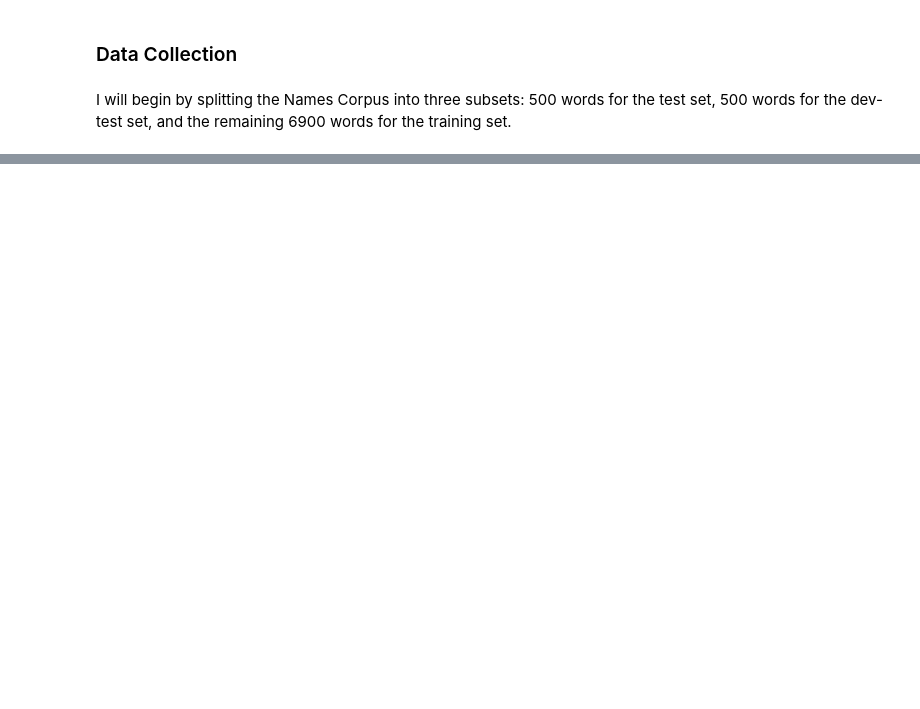
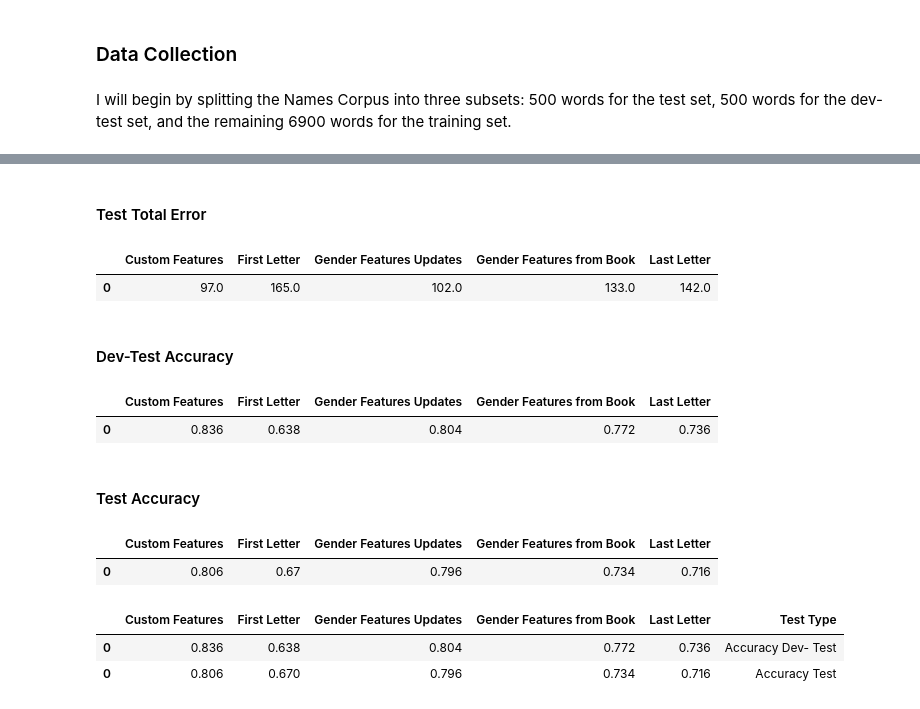
Before and after one commit to gpadmaperuma/DATA620-1, a Jupyter notebook: Project_3/Project_3.ipynb, the cells around one changed output, grey strips where cells are left out. Saved outputs shown, nothing was run; the diff lists cells and outputs as text; code cells hidden in the pictures; blank space fills up the shorter version.

```diff
--- a/Project_3/Project_3.ipynb
+++ b/Project_3/Project_3.ipynb
@@ -56,0 +259,19 @@ def error(gender_features):
+# %%
+def custom_features(name):
+        features = {}
+        features["suffix1"] = name[-1:].lower()
+        features["suffix2"] = name[-2:].lower()
+        features["suffix3"] = name[-3:].lower()
+        features["prefix2"] = name[:2].lower()
+        features["prefix3"] = name[:3].lower()
+        features["prefix4"] = name[:4].lower()
+        return features
+# %%
+train_dataset_custom_features = [(custom_features(n), g) for (n,g) in data_train]
+devtest_dataset_custom_features = [(custom_features(n), g) for (n,g) in data_devtest]
+test_dataset_custom_features = [(custom_features(n), g) for (n,g) in data_test]
+nb5 = nltk.NaiveBayesClassifier.train(train_dataset_custom_features)
+print('Devset accuracy is')
+print(nltk.classify.accuracy(nb4, devtest_dataset_custom_features))
+print('Test accuracy is')
+print(nltk.classify.accuracy(nb4, test_dataset_custom_features))
@@ -56,0 +341,54 @@ def error(gender_features):
+# %% [markdown]
+#### Test Total Error
+# %%
+total_error_test_df = pd.DataFrame()
+total_error_test_df = total_error_test_df.append({
+     "First Letter": error_analysis(first_letter,nb1,display=False,dataset='test'),
+     "Last Letter":  error_analysis(last_letter,nb2,display=False,dataset='test'),
+     "Gender Features from Book": error_analysis(gender_features_from_book,nb3,display=False,dataset='test'),
+     "Gender Features Updates" : error_analysis(gender_features_updated,nb4,display=False,dataset='test'),
+     "Custom Features" : error_analysis(custom_features,nb5,display=False,dataset='test')
+      }, ignore_index=True)
+total_error_test_df
+# %% [output]
+|  | Custom Features | First Letter | Gender Features Updates | Gender Features from Book | Last Letter |
+| 0 | 97.0 | 165.0 | 102.0 | 133.0 | 142.0 |
+# %% [markdown]
+#### Dev-Test Accuracy
+# %%
+accuracy_dev_test_df = pd.DataFrame()
+accuracy_dev_test_df = accuracy_dev_test_df.append({
+     "First Letter": nltk.classify.accuracy(nb1, devtest_dataset_first_letter),
+     "Last Letter":  nltk.classify.accuracy(nb2, devtest_dataset_last_letter),
+     "Gender Features from Book": nltk.classify.accuracy(nb3, devtest_dataset_gender_features_from_book),
+     "Gender Features Updates" : nltk.classify.accuracy(nb4, devtest_dataset_gender_features_updated),
+     "Custom Features" : nltk.classify.accuracy(nb5, devtest_dataset_custom_features)
+      }, ignore_index=True)
+accuracy_dev_test_df
+# %% [output]
+|  | Custom Features | First Letter | Gender Features Updates | Gender Features from Book | Last Letter |
+| 0 | 0.836 | 0.638 | 0.804 | 0.772 | 0.736 |
+# %% [markdown]
+#### Test Accuracy
+# %%
+accuracy_test_df = pd.DataFrame()
+accuracy_test_df = accuracy_test_df.append({
+     "First Letter": nltk.classify.accuracy(nb1, test_dataset_first_letter),
+     "Last Letter":  nltk.classify.accuracy(nb2, test_dataset_last_letter),
+     "Gender Features from Book": nltk.classify.accuracy(nb3, test_dataset_gender_features_from_book),
+     "Gender Features Updates" : nltk.classify.accuracy(nb4, test_dataset_gender_features_updated),
+     "Custom Features" : nltk.classify.accuracy(nb5, test_dataset_custom_features)
+      }, ignore_index=True)
+accuracy_test_df
+# %% [output]
+|  | Custom Features | First Letter | Gender Features Updates | Gender Features from Book | Last Letter |
+| 0 | 0.806 | 0.67 | 0.796 | 0.734 | 0.716 |
+# %%
+accuracy_dfs=[accuracy_dev_test_df,accuracy_test_df]
+results = pd.concat(accuracy_dfs,axis=0)
+results['Test Type'] = ['Accuracy Dev-Test','Accuracy Test']
+results
+# %% [output]
+|  | Custom Features | First Letter | Gender Features Updates | Gender Features from Book | Last Letter | Test Type |
+| 0 | 0.836 | 0.638 | 0.804 | 0.772 | 0.736 | Accuracy Dev- Test |
+| 0 | 0.806 | 0.670 | 0.796 | 0.734 | 0.716 | Accuracy Test |
```
Also changed, not shown: parts of 34 cells of this notebook.
